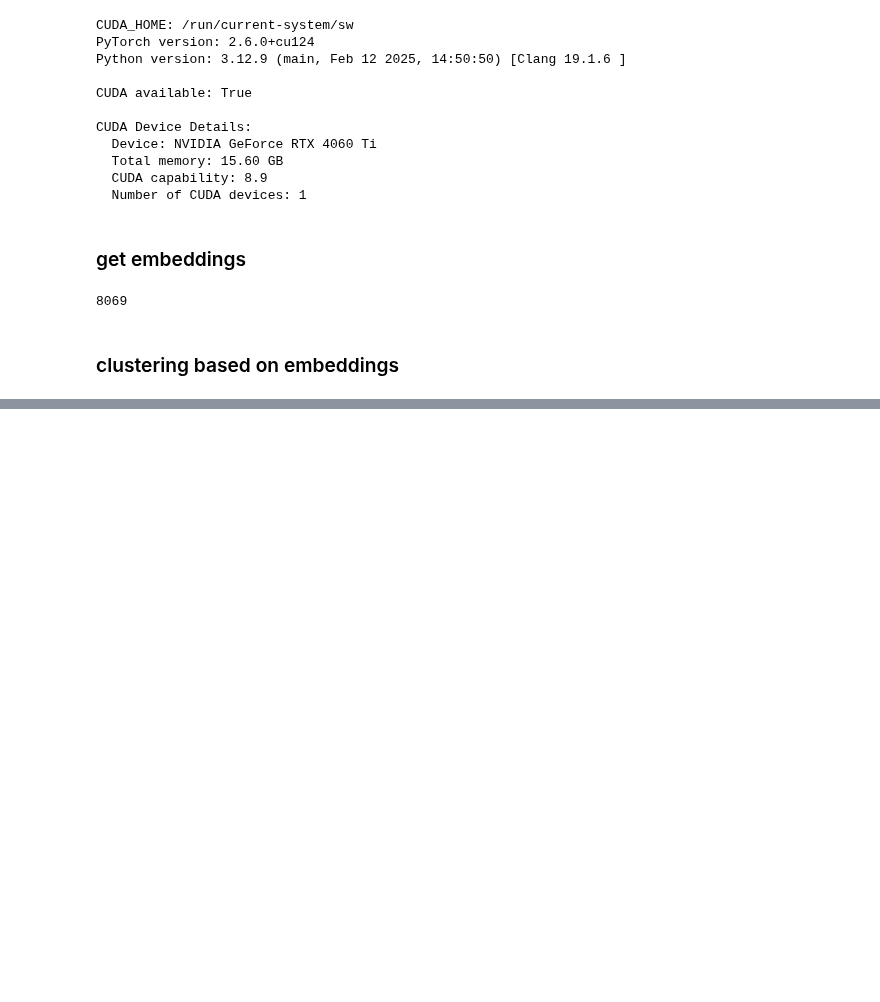
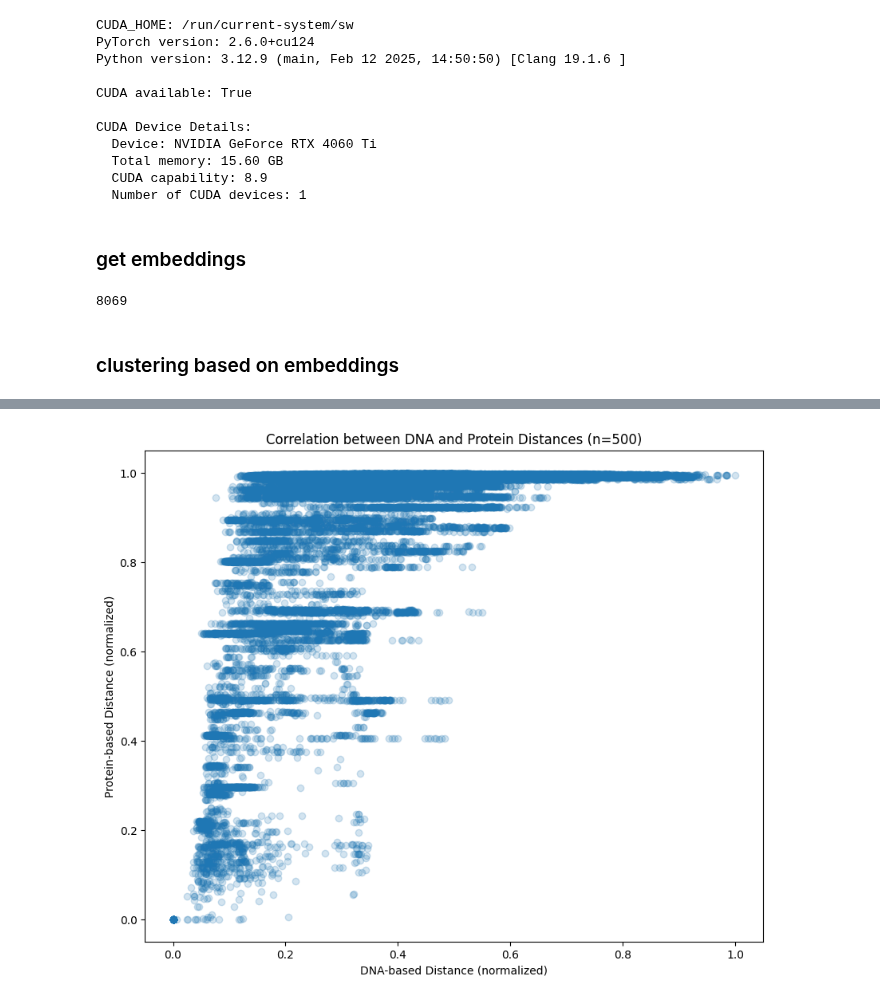
Before and after one commit to spicadust/llm-matrix, a Jupyter notebook: notebooks/cluster.ipynb, the cells around one changed output, grey strips where cells are left out. Drawn from its saved outputs; the diff is of its cells as text; code cells hidden in the pictures; blank space fills up the shorter version.

Commit message:
Add correlation with protein distance

```diff
--- a/notebooks/cluster.ipynb
+++ b/notebooks/cluster.ipynb
@@ -308,0 +311,95 @@ for n_components in pca_dimensions:
+# %%
+import numpy as np
+from Bio import Phylo
+from scipy.spatial.distance import pdist, squareform
+import matplotlib.pyplot as plt
+from tqdm import tqdm
+
+# Load data
+embeddings = np.load("../results/embeddings.npy")
+headers = np.load("../results/headers.npy")
+accessions = [header.split()[0] for header in headers]
+protein_tree = Phylo.read("../dataset/set.bionj.newick", "newick")  # type: ignore
+tree_terminals = [terminal.name for terminal in protein_tree.get_terminals()]
+
+# Find common accessions
+common_accessions = []
+accession_indices = []
+tree_names = []
+
+for i, acc in enumerate(accessions):
+    if acc in tree_terminals:
+        common_accessions.append(acc)
+        accession_indices.append(i)
+        tree_names.append(acc)
+
+n = len(common_accessions)
+print(f"Found {n} common accessions between datasets")
+
+# Use smaller subset for testing
+use_subset = True  # Set to False to use all data
+if use_subset:
+    subset_size = 500
+    if n > subset_size:
+        indices = np.random.choice(n, subset_size, replace=False)
+        common_accessions = [common_accessions[i] for i in indices]
+        accession_indices = [accession_indices[i] for i in indices]
+        tree_names = [tree_names[i] for i in indices]
+        n = subset_size
+        print(f"Using subset of {n} sequences")
+
+# Calculate distances
+embeddings_subset = embeddings[accession_indices]
+dna_distances = pdist(embeddings_subset, metric="euclidean")
+dna_distances = squareform(dna_distances)
+
+# Get protein-based distances from tree with progress bar
+protein_distances = np.zeros((n, n))
+total_pairs = (n * (n - 1)) // 2
+
+with tqdm(total=total_pairs, desc="Calculating protein distances") as pbar:
+    for i in range(n):
+        for j in range(i + 1, n):
+            dist = protein_tree.distance(
+                protein_tree.find_any(name=tree_names[i]), protein_tree.find_any(name=tree_names[j])
+            )
+            protein_distances[i, j] = dist
+            protein_distances[j, i] = dist
+            pbar.update(1)
+
+# Normalize distances
+print("Normalizing distances...")
+dna_dist_normalized = (dna_distances - dna_distances.min()) / (
+    dna_distances.max() - dna_distances.min()
+)
+protein_dist_normalized = (protein_distances - protein_distances.min()) / (
+    protein_distances.max() - protein_distances.min()
+)
+
+difference = dna_dist_normalized - protein_dist_normalized
+
+# Get top pairs
+n_pairs = 10
+print("Finding top pairs...")
+pairs = []
+for i in range(n):
+    for j in range(i + 1, n):
+        pairs.append((i, j, difference[i, j]))
+
+pairs.sort(key=lambda x: x[2], reverse=True)
+
+print("\nTop pairs with different DNA but similar proteins:")
+for i, j, diff in pairs[:n_pairs]:
+    print(f"\nPair: {common_accessions[i]} - {common_accessions[j]}")
+    print(f"DNA distance: {dna_distances[i, j]:.3f}")
+    print(f"Protein distance: {protein_distances[i, j]:.3f}")
+    print(f"Difference score: {diff:.3f}")
+
+# Visualize correlation
+plt.figure(figsize=(10, 8))
+plt.scatter(dna_dist_normalized.flatten(), protein_dist_normalized.flatten(), alpha=0.1)
+plt.xlabel("DNA-based Distance (normalized)")
+plt.ylabel("Protein-based Distance (normalized)")
+plt.title(f"Correlation between DNA and Protein Distances (n={n})")
+plt.show()
+# %% [output]
@@ -308,0 +425 @@ for n_components in pca_dimensions:
+[figure, added]
```
Also changed, not shown: parts of 2 cells of this notebook, 1 other file.
